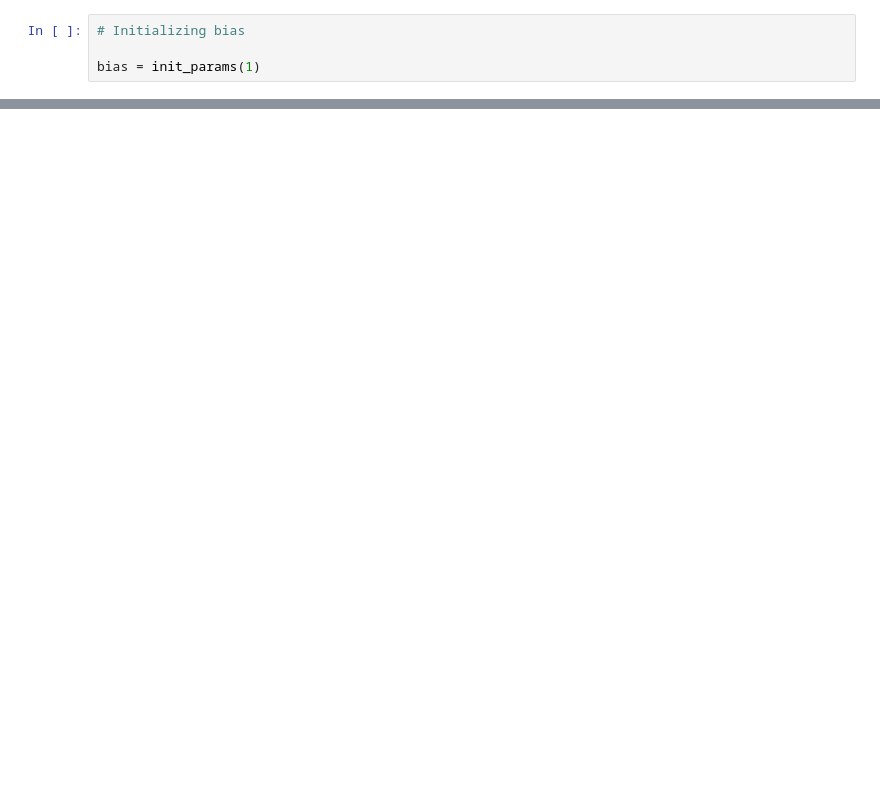
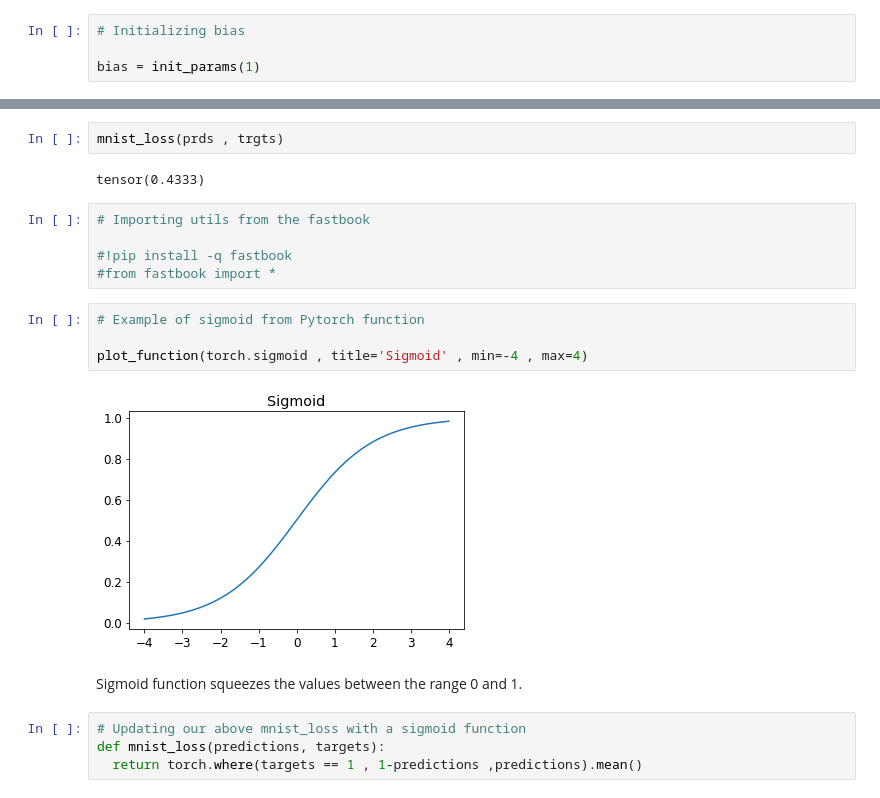
Before and after one commit to ashikshafi08/Learning-Fastai, a Jupyter notebook: Chapters Notebooks/Fastai_Refresher.ipynb, the cells around one changed output, grey strips where cells are left out. Cells and saved outputs as stored; diff of their text form; blank space fills up the shorter version.

```diff
--- a/Chapters Notebooks/Fastai_Refresher.ipynb
+++ b/Chapters Notebooks/Fastai_Refresher.ipynb
@@ -515,0 +581,21 @@ weights.T
+# %%
+mnist_loss(prds , trgts)
+# %% [output]
+tensor(0.4333)
+# %%
+# Importing utils from the fastbook
+
+#!pip install -q fastbook
+#from fastbook import *
+# %%
+# Example of sigmoid from Pytorch function
+
+plot_function(torch.sigmoid , title='Sigmoid' , min=-4 , max=4)
+# %% [output]
+[figure, added]
+# %% [markdown]
+Sigmoid function squeezes the values between the range 0 and 1.
+# %%
+# Updating our above mnist_loss with a sigmoid function
+def mnist_loss(predictions, targets):
+  return torch.where(targets == 1 , 1-predictions ,predictions).mean()
```
Also changed, not shown: parts of 53 cells of this notebook.
